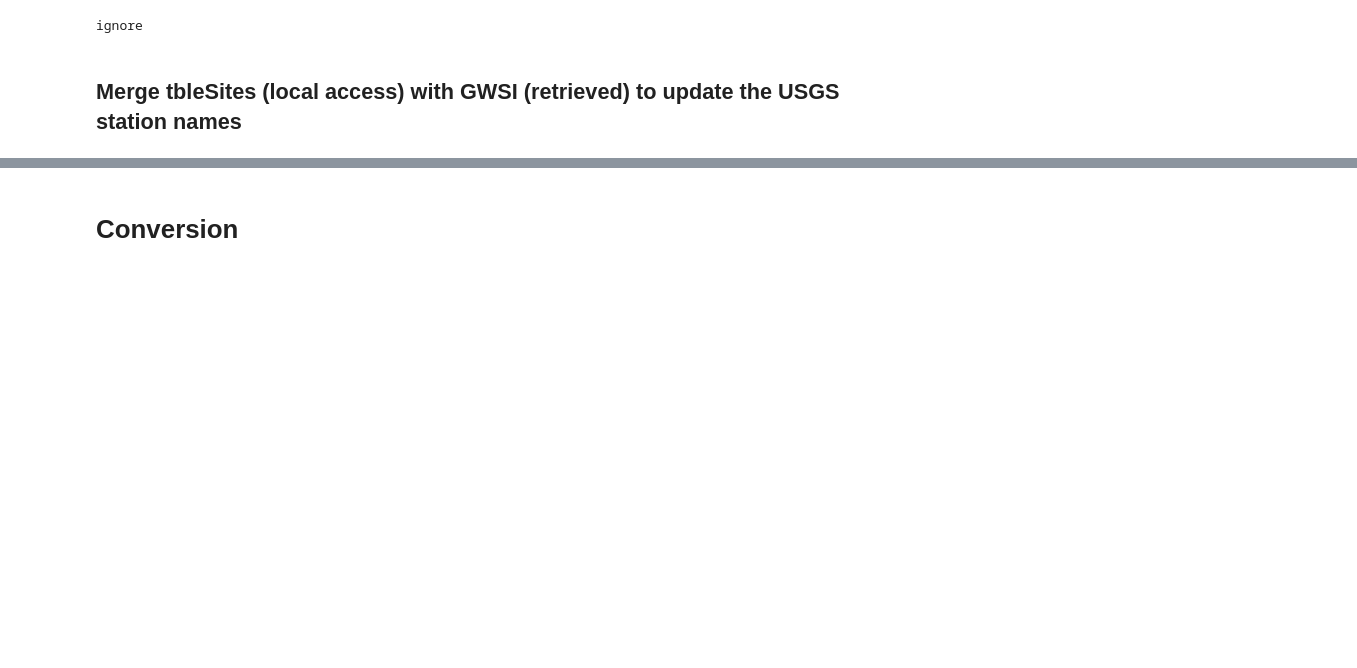
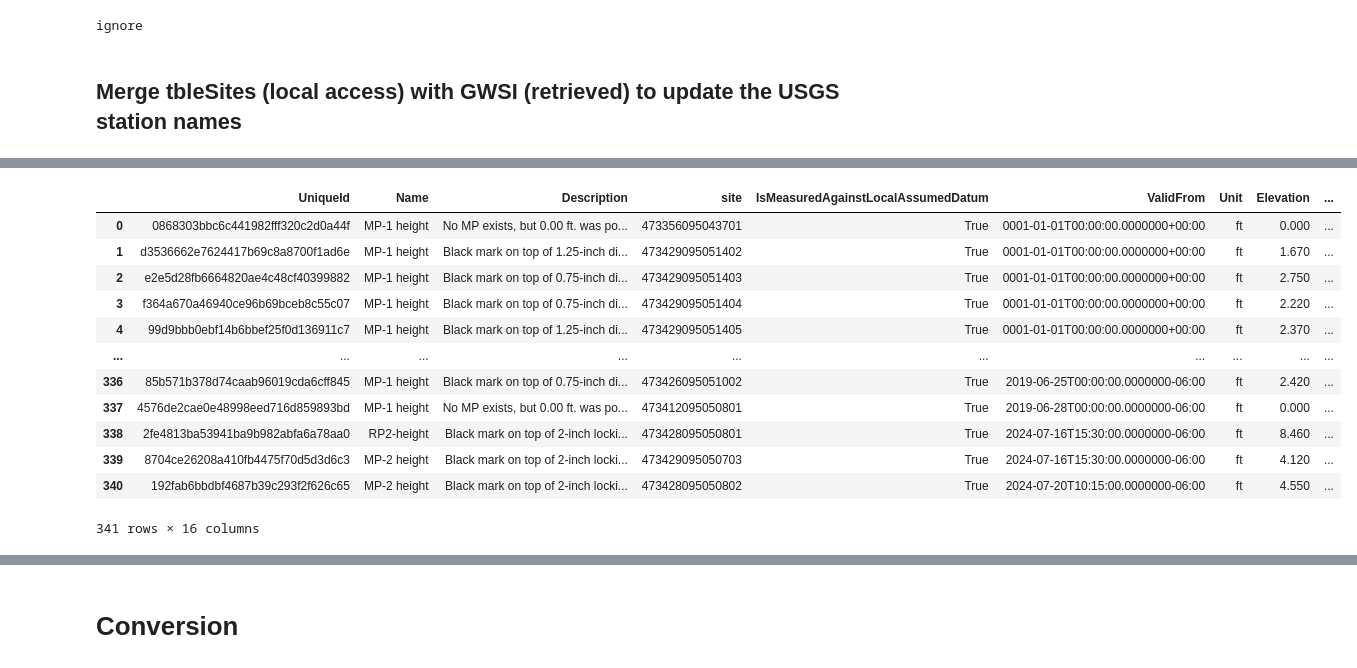
Before and after one commit to BojanMilinic/bemidji, a Jupyter notebook: 02_data_convergence_automate.ipynb, the cells around one changed output, grey strips where cells are left out. Saved outputs shown, nothing was run; the diff lists cells and outputs as text; code cells hidden in the pictures; blank space fills up the shorter version.

```diff
--- a/02_data_convergence_automate.ipynb
+++ b/02_data_convergence_automate.ipynb
@@ -94,0 +118,16 @@ Gfe_db.close()
+# %%
+dfaq
+# %% [output]
+|  | UniqueId | Name | Description | site | IsMeasuredAgainstLocalAssumedDatum | ValidFrom | Unit | Elevation | ... |
+| 0 | 0868303bbc6c441982fff320c2d0a44f | MP-1 height | No MP exists, but 0.00 ft. was po... | 473356095043701 | True | 0001-01-01T00:00:00.0000000+00:00 | ft | 0.000 | ... |
+| 1 | d3536662e7624417b69c8a8700f1ad6e | MP-1 height | Black mark on top of 1.25-inch di... | 473429095051402 | True | 0001-01-01T00:00:00.0000000+00:00 | ft | 1.670 | ... |
+| 2 | e2e5d28fb6664820ae4c48cf40399882 | MP-1 height | Black mark on top of 0.75-inch di... | 473429095051403 | True | 0001-01-01T00:00:00.0000000+00:00 | ft | 2.750 | ... |
+| 3 | f364a670a46940ce96b69bceb8c55c07 | MP-1 height | Black mark on top of 0.75-inch di... | 473429095051404 | True | 0001-01-01T00:00:00.0000000+00:00 | ft | 2.220 | ... |
+| 4 | 99d9bbb0ebf14b6bbef25f0d136911c7 | MP-1 height | Black mark on top of 1.25-inch di... | 473429095051405 | True | 0001-01-01T00:00:00.0000000+00:00 | ft | 2.370 | ... |
+| ... | ... | ... | ... | ... | ... | ... | ... | ... | ... |
+| 336 | 85b571b378d74caab96019cda6cff845 | MP-1 height | Black mark on top of 0.75-inch di... | 473426095051002 | True | 2019-06-25T00:00:00.0000000-06:00 | ft | 2.420 | ... |
+| 337 | 4576de2cae0e48998eed716d859893bd | MP-1 height | No MP exists, but 0.00 ft. was po... | 473412095050801 | True | 2019-06-28T00:00:00.0000000-06:00 | ft | 0.000 | ... |
+| 338 | 2fe4813ba53941ba9b982abfa6a78aa0 | RP2-height | Black mark on top of 2-inch locki... | 473428095050801 | True | 2024-07-16T15:30:00.0000000-06:00 | ft | 8.460 | ... |
+| 339 | 8704ce26208a410fb4475f70d5d3d6c3 | MP-2 height | Black mark on top of 2-inch locki... | 473429095050703 | True | 2024-07-16T15:30:00.0000000-06:00 | ft | 4.120 | ... |
+| 340 | 192fab6bbdbf4687b39c293f2f626c65 | MP-2 height | Black mark on top of 2-inch locki... | 473428095050802 | True | 2024-07-20T10:15:00.0000000-06:00 | ft | 4.550 | ... |
+341 rows × 16 columns
```
Also changed, not shown: parts of 16 cells of this notebook, 1 other file.
